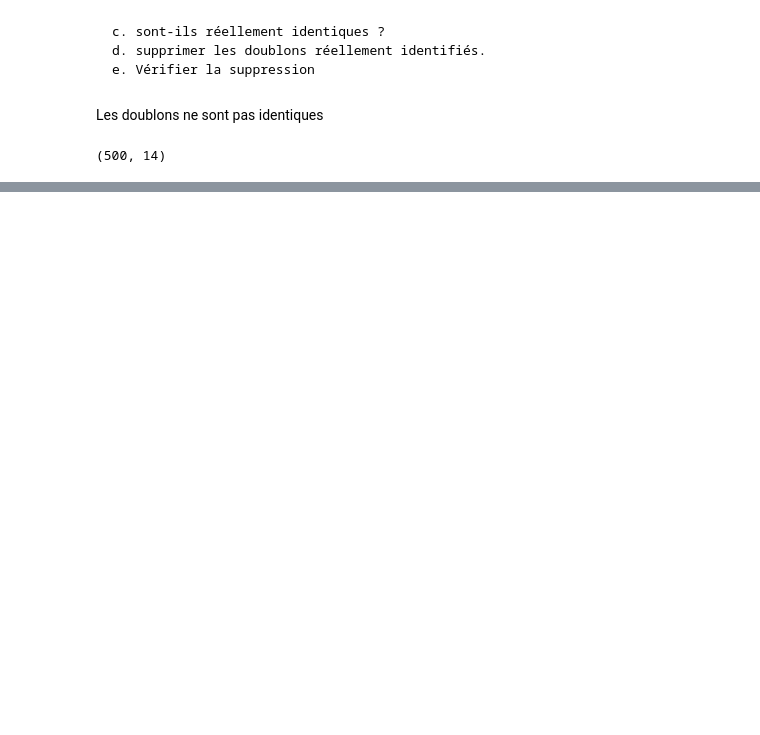
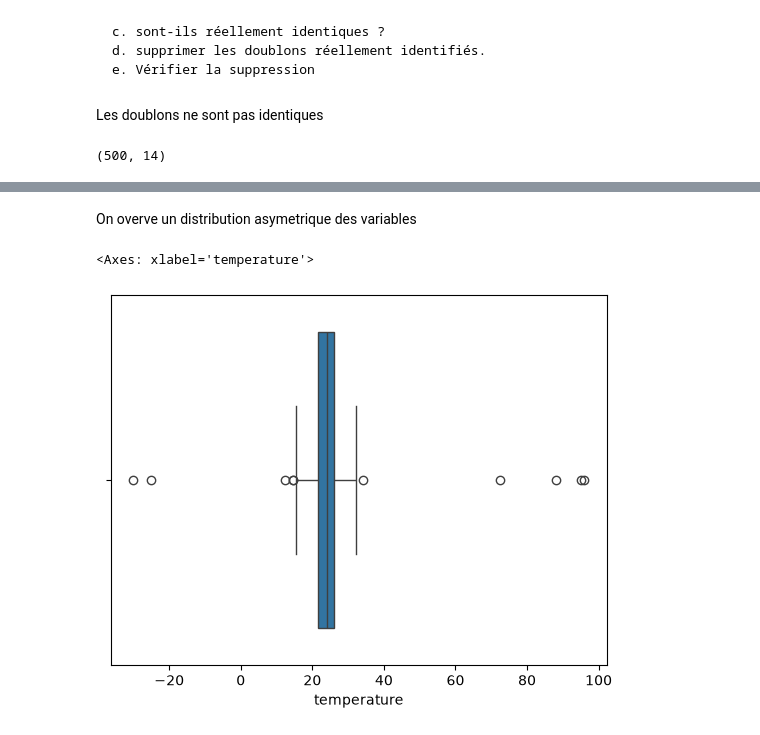
Before and after one commit to Alassanee/atelier_prepa_donnees_tab, a Jupyter notebook: notebooks/atelier_prepa_donnees_tab.ipynb, the cells around one changed output, grey strips where cells are left out. Saved outputs shown, nothing was run; the diff lists cells and outputs as text; code cells hidden in the pictures; blank space fills up the shorter version.

```diff
--- a/notebooks/atelier_prepa_donnees_tab.ipynb
+++ b/notebooks/atelier_prepa_donnees_tab.ipynb
@@ -410,0 +425,9 @@ df.shape
+# %% [markdown]
+On overve un distribution asymetrique des variables
+# %%
+# Valeurs extremes
+# Temperature
+sns.boxplot(data=df, x='temperature')
+# %% [output]
+<Axes: xlabel='temperature'>
+[figure, added]
```
Also changed, not shown: parts of 6 cells of this notebook.
